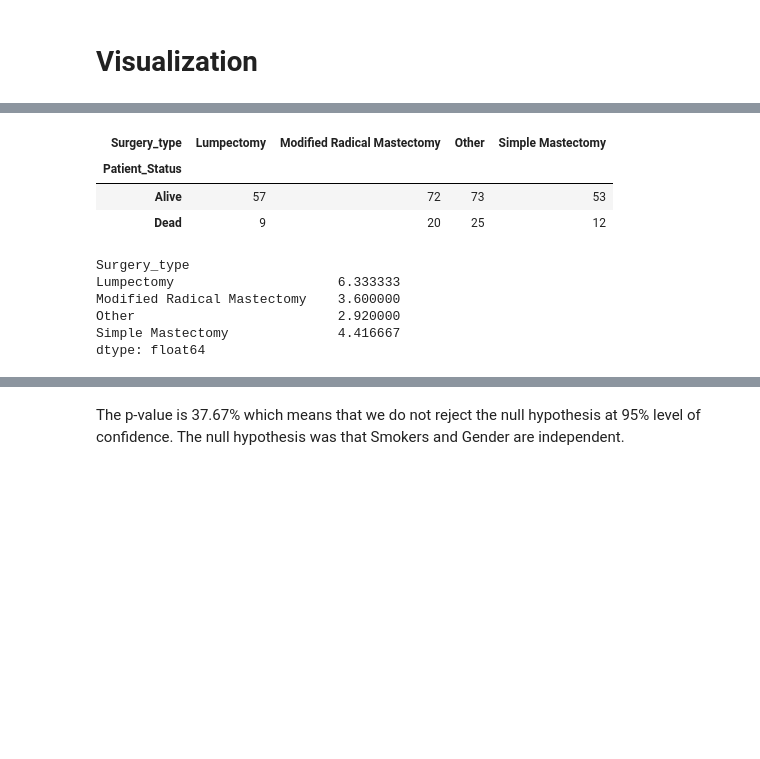
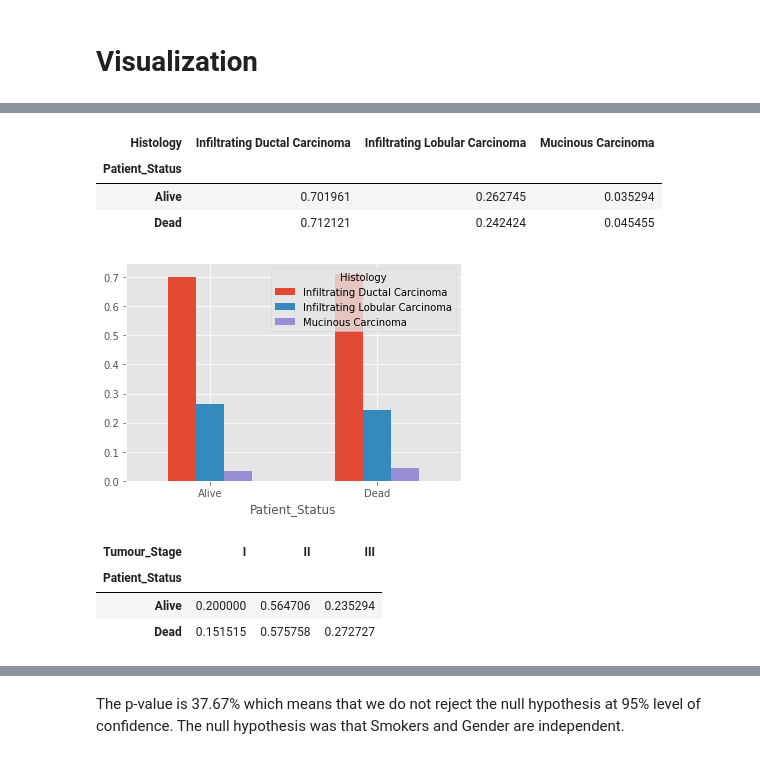
Before and after one commit to linahourieh/Breast-Cancer, a Jupyter notebook: Breast_Cancer_BRCA.ipynb, the cells around one changed output, grey strips where cells are left out. Cells and saved outputs as stored; diff of their text form; code cells hidden in the pictures; blank space fills up the shorter version.

```diff
--- a/Breast_Cancer_BRCA.ipynb
+++ b/Breast_Cancer_BRCA.ipynb
@@ -107,8 +116,10 @@ df[df['Date_of_Last_Visit'].isna() == True]
+# %%
+df.drop(index=[7, 22, 99, 111, 182, 196, 206, 219, 221, 285, 286, 305, 321], inplace=True)
 # %%
-from sklearn.impute import KNNImputer
+'''from sklearn.impute import KNNImputer
 
 df['Patient_Status_map'] = df['Patient_Status'].map({'Alive':1, 'Dead':0})
-imputer1 = KNNImputer(n_neighbors=2, weights="uniform").fit(df[['Patient_Status_map']])
-df['Patient_Status'] = imputer1.transform(df[['Patient_Status_map']])
-print(df['Patient_Status'])
+imputer1 = KNNImputer(n_neighbors=19, weights="uniform").fit(df[['Patient_Status_map']])
+df['Patient_Status_2'] = imputer1.transform(df[['Patient_Status_map']])
+print(df['Patient_Status_2'].value_counts())'''
 # %% [output]
@@ -147,6 +146,6 @@ Patient_Status_map    13
 dtype: int64
 # %%
-df.drop(columns=['Patient_Status_map'], inplace=True)
+#df.drop(columns=['Patient_Status_map'], inplace=True)
 # %% [markdown]
 # Feature Engineering
 # %%
@@ -179,6 +178,6 @@ Recovery_Period       17
 dtype: int64
 # %%
-imputer1 = KNNImputer(n_neighbors=5, weights="uniform").fit(df[['Recovery_Period']])
+imputer1 = KNNImputer(n_neighbors=15, weights="uniform").fit(df[['Recovery_Period']])
 df['Recovery_Period'] = imputer1.transform(df[['Recovery_Period']])
 print(df['Recovery_Period'])
 # %% [output]
@@ -247,17 +255,20 @@ plt.show()
 # %%
-contigency= pd.crosstab(df['Patient_Status'],df['Surgery_type'])
+contigency= pd.crosstab(df['Patient_Status'],df['Histology'], normalize='index')
 contigency
 # %% [output]
-| Surgery_type | Lumpectomy | Modified Radical Mastectomy | Other | Simple Mastectomy |
-| Patient_Status |  |  |  |  |
-| Alive | 57 | 72 | 73 | 53 |
-| Dead | 9 | 20 | 25 | 12 |
+| Histology | Infiltrating Ductal Carcinoma | Infiltrating Lobular Carcinoma | Mucinous Carcinoma |
+| Patient_Status |  |  |  |
+| Alive | 0.701961 | 0.262745 | 0.035294 |
+| Dead | 0.712121 | 0.242424 | 0.045455 |
-# %%
-contigency.iloc[0]/contigency.iloc[1]
-# %% [output]
-Surgery_type
-Lumpectomy                     6.333333
-Modified Radical Mastectomy    3.600000
-Other                          2.920000
-Simple Mastectomy              4.416667
-dtype: float64
+# %%
+barplot = contigency.plot.bar(rot=0)
+# %% [output]
+[figure, added]
+# %%
+contigency= pd.crosstab(df['Patient_Status'],df['Tumour_Stage'], normalize='index')
+contigency
+# %% [output]
+| Tumour_Stage | I | II | III |
+| Patient_Status |  |  |  |
+| Alive | 0.200000 | 0.564706 | 0.235294 |
+| Dead | 0.151515 | 0.575758 | 0.272727 |
```
Also changed, not shown: parts of 45 cells of this notebook.
